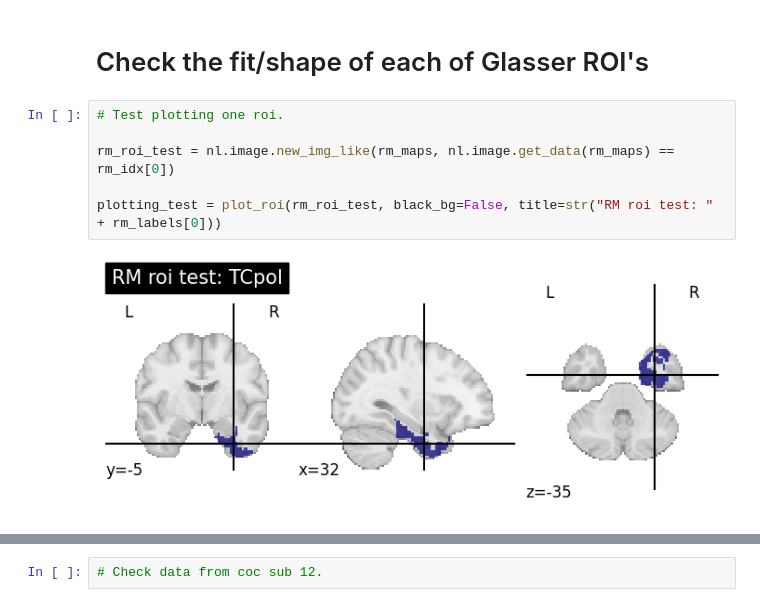
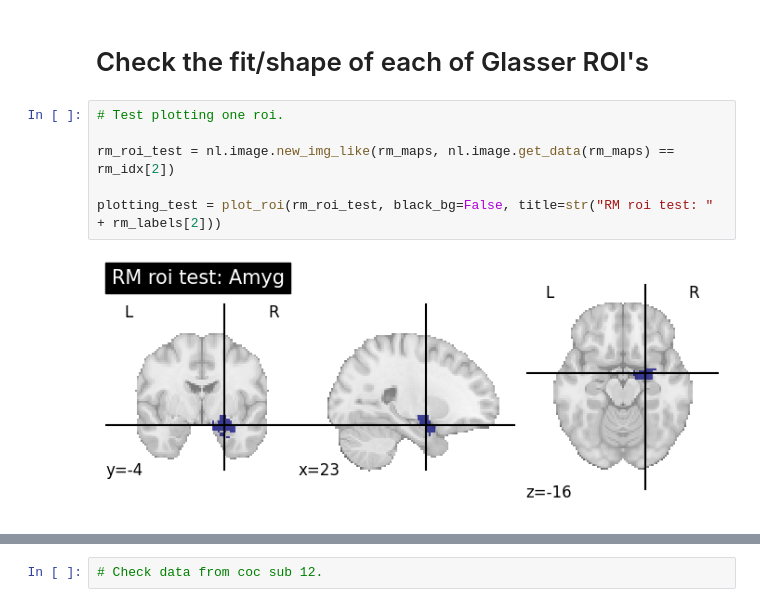
Before and after one commit to LuisA00/ResearchElective_Maastricht2023, a Jupyter notebook: Validating_RM_Fit.ipynb, the cells around one changed output, grey strips where cells are left out. Drawn from its saved outputs; the diff is of its cells as text.

```diff
--- a/Validating_RM_Fit.ipynb
+++ b/Validating_RM_Fit.ipynb
@@ -177,11 +177,11 @@ plot_roi(rm_maps, draw_cross=False, annotate=False, title="RM Atlas")
 # %%
 # Test plotting one roi.
 
-rm_roi_test = nl.image.new_img_like(rm_maps, nl.image.get_data(rm_maps) == rm_idx[0])
+rm_roi_test = nl.image.new_img_like(rm_maps, nl.image.get_data(rm_maps) == rm_idx[2])
 
-plotting_test = plot_roi(rm_roi_test, black_bg=False, title=str("RM roi test: " + rm_labels[0]))
+plotting_test = plot_roi(rm_roi_test, black_bg=False, title=str("RM roi test: " + rm_labels[2]))
 # %% [output]
-[figure, old version]
+[figure, new version]
 # %%
 RM_roi_masks = []
 
```
Also changed, not shown: parts of 8 cells of this notebook, 5 other files.
